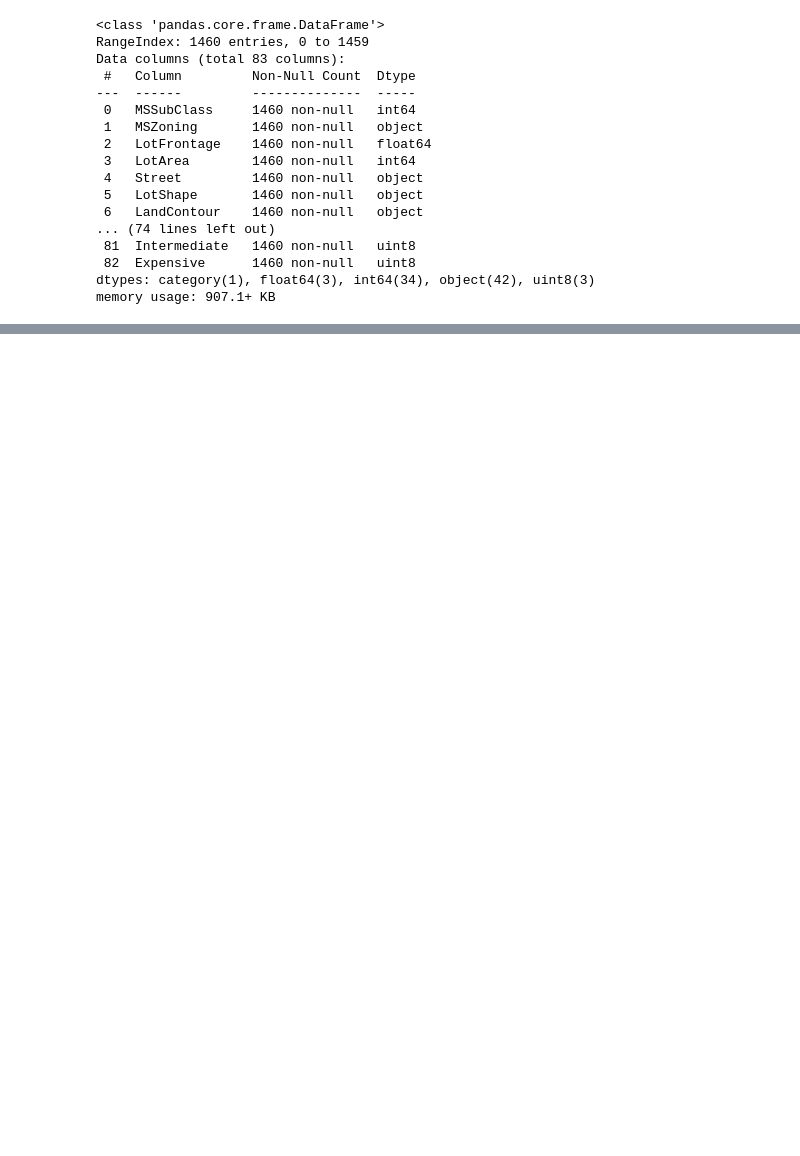
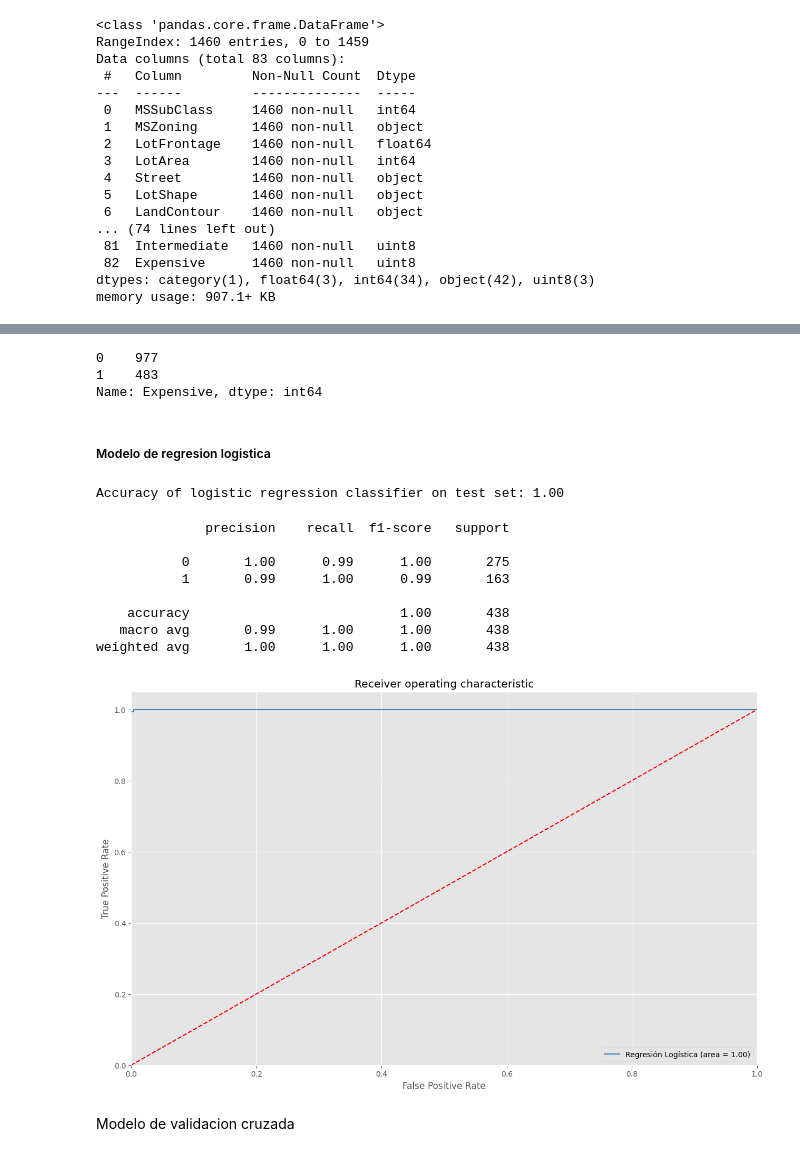
Before and after one commit to DannyEst6109/HT6-DataMining, a Jupyter notebook: HT06.ipynb, the cells around one changed output, grey strips where cells are left out. Saved outputs shown, nothing was run; the diff lists cells and outputs as text; code cells hidden in the pictures; blank space fills up the shorter version.

```diff
--- a/HT06.ipynb
+++ b/HT06.ipynb
@@ -324,0 +360,9 @@ memory usage: 907.1+ KB
+# %%
+numerics = []
+
+# store all int64 or float64 dtypes series in a dictionary
+for column, dtype in houses.dtypes.items():
+  if (dtype == "int64" or dtype == "float64" or dtype == "uint8") and houses[column].isnull().sum() == 0:
+    numerics.append(column)
+
+numerics
@@ -324,0 +389,57 @@ memory usage: 907.1+ KB
+# %%
+y = houses.pop("Expensive")
+X = houses
+
+# List of all columns
+all_columns = X.columns.tolist()
+
+# Columns to drop
+columns_to_drop = [col for col in all_columns if col not in numerics]
+
+X.drop(columns_to_drop, axis=1, inplace=True)
+X_train, X_test,y_train, y_test = train_test_split(X, y,test_size=0.3,train_size=0.7)
+# %%
+y.value_counts()
+# %% [output]
+0    977
+1    483
+Name: Expensive, dtype: int64
+# %% [markdown]
+##### Modelo de regresion logistica
+# %%
+numerics.remove("Expensive")
+logReg = LogisticRegression(solver='liblinear')
+result = logReg.fit(X_train[numerics],y_train)
+# %%
+y_pred = logReg.predict(X_test[numerics])
+print('Accuracy of logistic regression classifier on test set: {:.2f}'.format(logReg.score(X_test[numerics], y_test)))
+# %% [output]
+Accuracy of logistic regression classifier on test set: 1.00
+# %%
+print(classification_report(y_test,y_pred))
+
+logit_roc_auc = roc_auc_score(y_test, logReg.predict(X_test[numerics]))
+fpr, tpr, thresholds = roc_curve(y_test, logReg.predict_proba(X_test[numerics])[:,1])
+plt.figure()
+plt.plot(fpr, tpr, label='Regresión Logística (area = %0.2f)' % logit_roc_auc, color="steelblue")
+plt.plot([0, 1], [0, 1],'r--')
+plt.xlim([0.0, 1.0])
+plt.ylim([0.0, 1.05])
+plt.xlabel('False Positive Rate')
+plt.ylabel('True Positive Rate')
+plt.title('Receiver operating characteristic')
+plt.legend(loc="lower right")
+# plt.savefig('Log_ROC')
+plt.show()
+# %% [output]
+              precision    recall  f1-score   support
+
+           0       1.00      0.99      1.00       275
+           1       0.99      1.00      0.99       163
+
+    accuracy                           1.00       438
+   macro avg       0.99      1.00      1.00       438
+weighted avg       1.00      1.00      1.00       438
+[figure, added]
+# %% [markdown]
+Modelo de validacion cruzada
```
Also changed, not shown: parts of 14 cells of this notebook.
